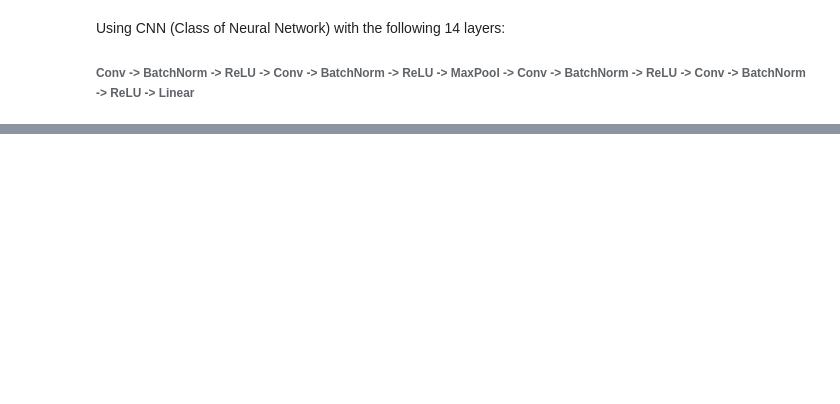
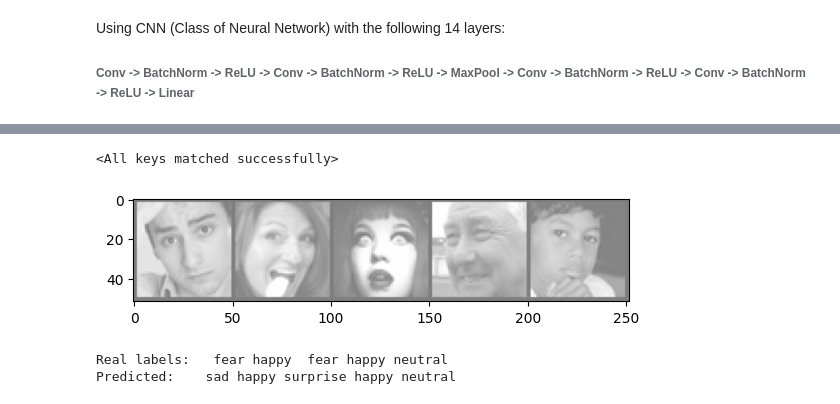
Before and after one commit to SALIPE/Face-Expression-Detection, a Jupyter notebook: prepare.ipynb, the cells around one changed output, grey strips where cells are left out. Drawn from its saved outputs; the diff is of its cells as text; code cells hidden in the pictures; blank space fills up the shorter version.

Commit message:
improve accuracy with dataset size increase

```diff
--- a/prepare.ipynb
+++ b/prepare.ipynb
@@ -205 +204,17 @@ For epoch 5 the test accuracy over the whole test set is 53 %
 Finished Training
+# %%
+
+# Let's load the model we just created and test the accuracy per label
+model = ConvolutionNeuralNetwork()
+path = "apurated_model.pth"
+model.load_state_dict(torch.load(path))
+
+# Test with batch of images
+# %% [output]
+<All keys matched successfully>
+# %%
+testBatch()
+# %% [output]
+[figure, added]
+Real labels:   fear happy  fear happy neutral
+Predicted:    sad happy surprise happy neutral
```
Also changed, not shown: parts of 3 cells of this notebook, 2 other files.
